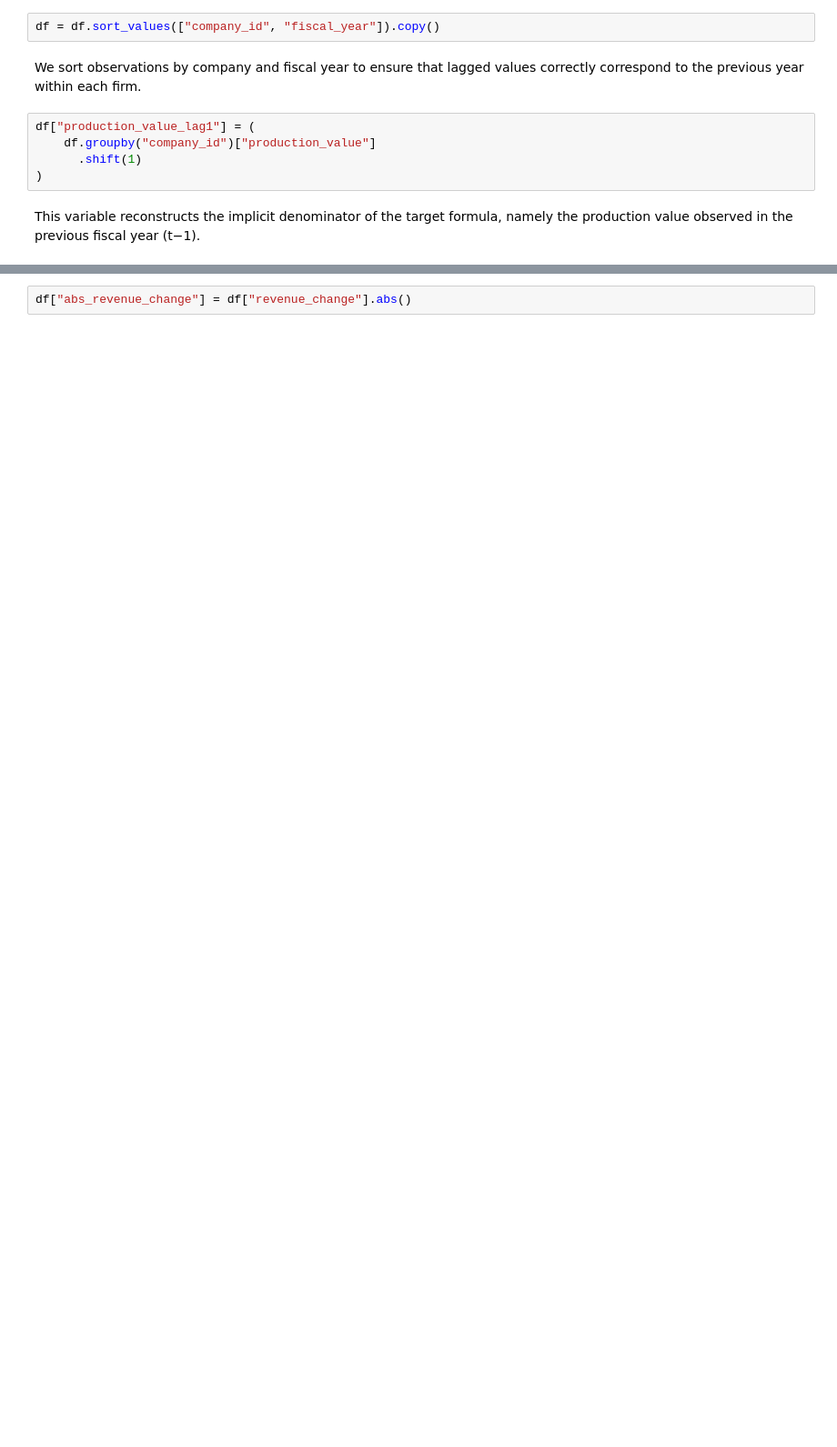
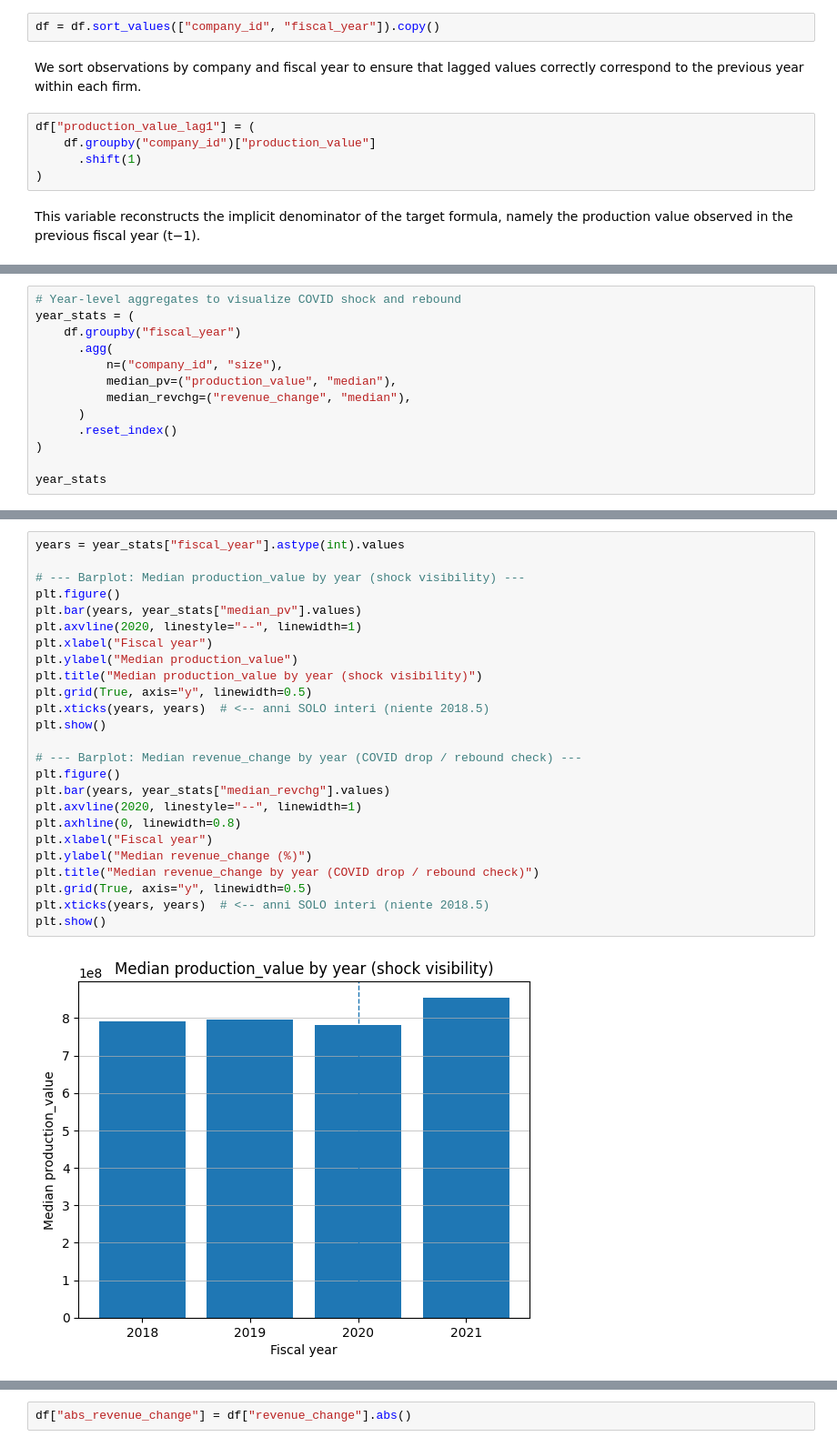
Before and after one commit to MoriondoTommaso/italian-financial-challenge, a Jupyter notebook: notebooks/work_carla.ipynb, the cells around one changed output, grey strips where cells are left out. Shown at 91% size. Saved outputs shown, nothing was run; the diff lists cells and outputs as text; blank space fills up the shorter version.

```diff
--- a/notebooks/work_carla.ipynb
+++ b/notebooks/work_carla.ipynb
@@ -36,0 +101,13 @@ namely the production value observed in the previous fiscal year (t−1).
+# %%
+# Year-level aggregates to visualize COVID shock and rebound
+year_stats = (
+    df.groupby("fiscal_year")
+      .agg(
+          n=("company_id", "size"),
+          median_pv=("production_value", "median"),
+          median_revchg=("revenue_change", "median"),
+      )
+      .reset_index()
+)
+
+year_stats
@@ -36,0 +122,27 @@ namely the production value observed in the previous fiscal year (t−1).
+# %%
+years = year_stats["fiscal_year"].astype(int).values
+
+# --- Barplot: Median production_value by year (shock visibility) ---
+plt.figure()
+plt.bar(years, year_stats["median_pv"].values)
+plt.axvline(2020, linestyle="--", linewidth=1)
+plt.xlabel("Fiscal year")
+plt.ylabel("Median production_value")
+plt.title("Median production_value by year (shock visibility)")
+plt.grid(True, axis="y", linewidth=0.5)
+plt.xticks(years, years)  # <-- anni SOLO interi (niente 2018.5)
+plt.show()
+
+# --- Barplot: Median revenue_change by year (COVID drop / rebound check) ---
+plt.figure()
+plt.bar(years, year_stats["median_revchg"].values)
+plt.axvline(2020, linestyle="--", linewidth=1)
+plt.axhline(0, linewidth=0.8)
+plt.xlabel("Fiscal year")
+plt.ylabel("Median revenue_change (%)")
+plt.title("Median revenue_change by year (COVID drop / rebound check)")
+plt.grid(True, axis="y", linewidth=0.5)
+plt.xticks(years, years)  # <-- anni SOLO interi (niente 2018.5)
+plt.show()
+# %% [output]
+[figure, added]
```
Also changed, not shown: parts of 52 cells of this notebook, 2 other files.
